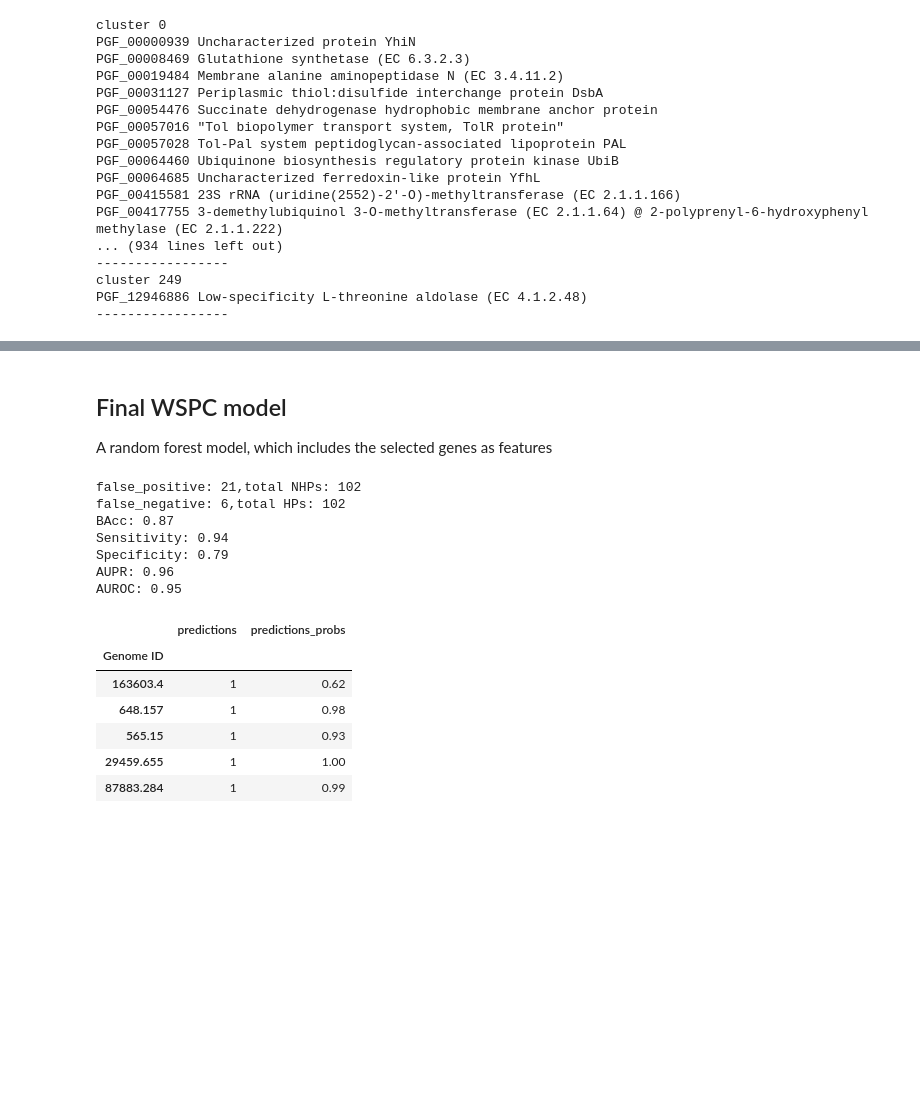
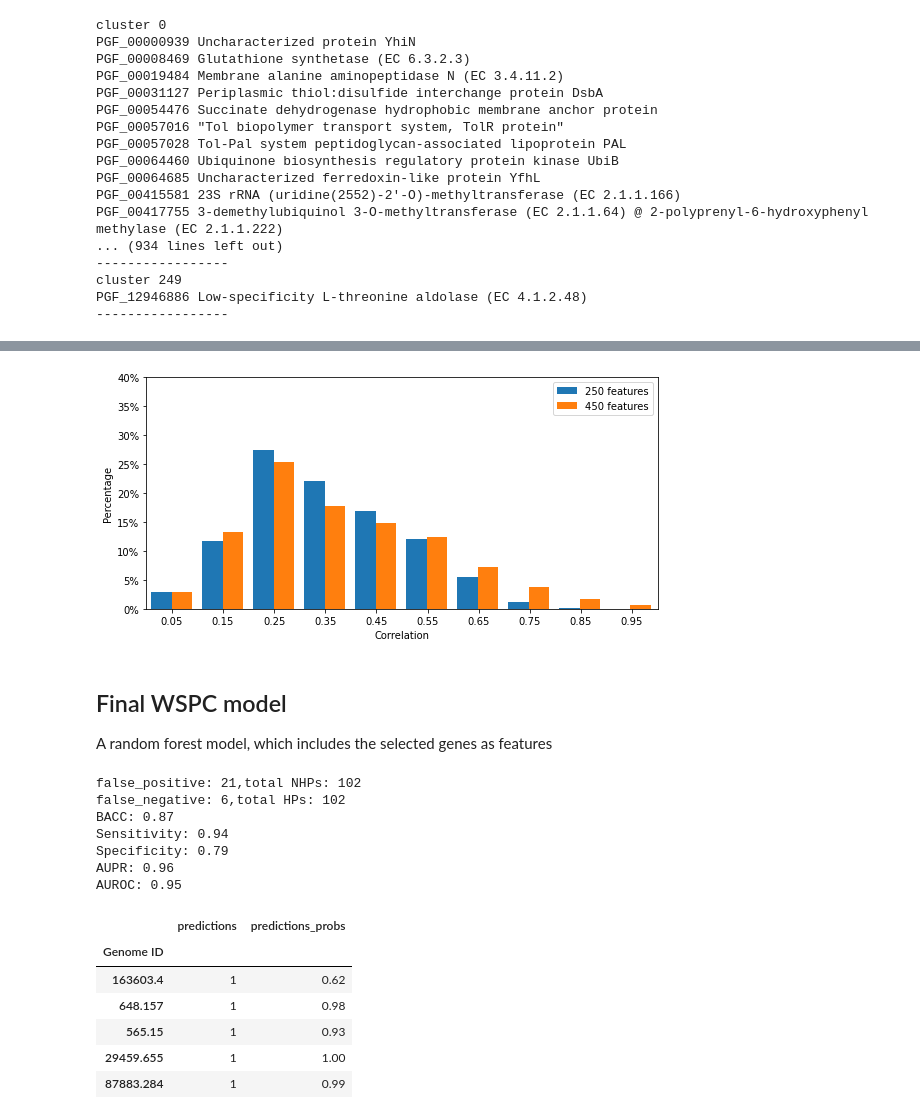
Before and after one commit to shakedna1/wspc_rep, a Jupyter notebook: Code/WSPC_train_pipeline.ipynb, the cells around one changed output, grey strips where cells are left out. Cells and saved outputs as stored; diff of their text form; code cells hidden in the pictures; blank space fills up the shorter version.

```diff
--- a/Code/WSPC_train_pipeline.ipynb
+++ b/Code/WSPC_train_pipeline.ipynb
@@ -267,0 +351,3 @@ min(hp_features), min(nhp_features)
+# %%
+for pgfam in chi2_final_feats_hp.index[:15]:
+    print(pgfams[pgfam])
@@ -267,0 +370,3 @@ min(hp_features), min(nhp_features)
+# %%
+for pgfam in chi2_final_feats_nhp.index[:15]:
+    print(pgfams[pgfam])
@@ -297,0 +421,2 @@ PGF_12946886 Low-specificity L-threonine aldolase (EC 4.1.2.48)
+# %%
+corr_matrix_250_feats_path = path / 'X_train_corr_mat_selected_250_feats.csv'
@@ -297,0 +433,2 @@ PGF_12946886 Low-specificity L-threonine aldolase (EC 4.1.2.48)
+# %%
+X_train_250_feats_corr_mat = pd.read_csv(corr_matrix_250_feats_path, index_col=0)
@@ -298,12 +445,23 @@ PGF_12946886 Low-specificity L-threonine aldolase (EC 4.1.2.48)
+# %%
+corr_250features = [i for i in X_train_250_feats_corr_mat.values.flatten() if i != 1]
+corr_450features = [i for i in X_train_corr_matrix_k450.values.flatten() if i != 1]
+
+dataset_names = ['250 features', '450 features']
+
+fig_path = figs_output / 'feature_correlation.pdf'
+
+create_correlation_plot(corr_250features, corr_450features, dataset_names, out_path=fig_path)
+# %% [output]
+[figure, added]
 # %% [markdown]
 ## Final WSPC model
 A random forest model, which includes the selected genes as features
 # %%
-WSPC, results = train_and_predict.train_and_predict(X_train_raw, y_train, X_test_raw, y_test, features=cluster_pgfams)
+WSPC, results = train_and_predict(X_train_dataset_raw, y_train_dataset, X_test_raw, y_test, features=cluster_pgfams)
 # %% [output]
 false_positive: 21,total NHPs: 102
 false_negative: 6,total HPs: 102
-BAcc: 0.87
+BACC: 0.87
 Sensitivity: 0.94
 Specificity: 0.79
 AUPR: 0.96
```
Also changed, not shown: parts of 40 cells of this notebook, 1 other file.
